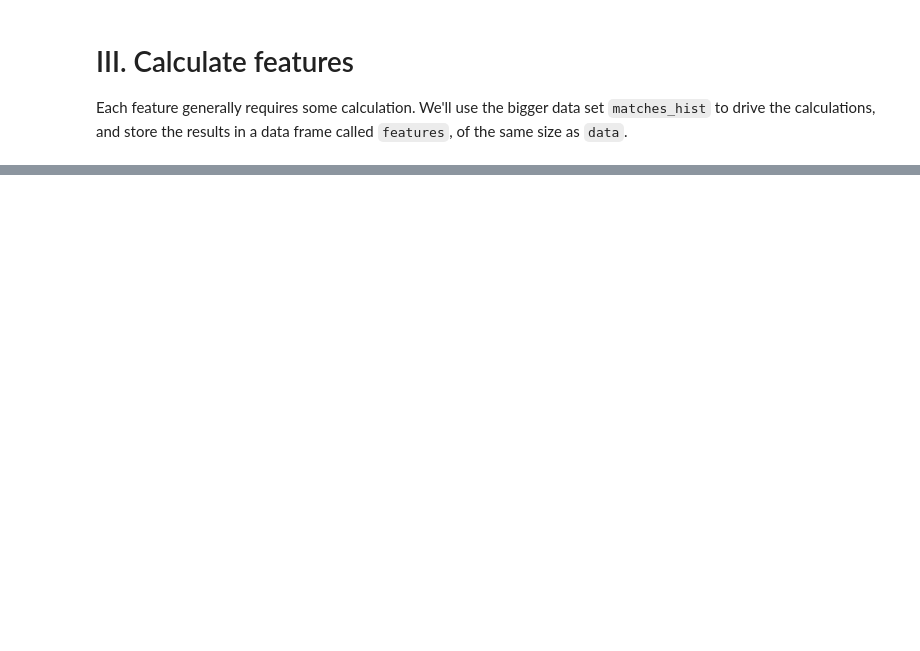
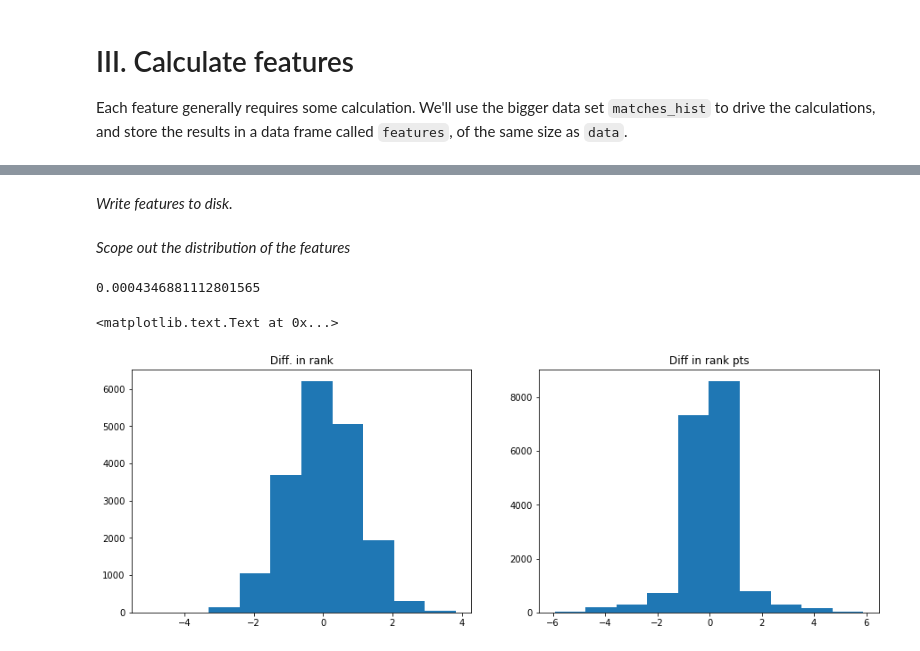
Before and after one commit to carltoews/tennis, a Jupyter notebook: notebooks/extract_features.ipynb, the cells around one changed output, grey strips where cells are left out. Saved outputs shown, nothing was run; the diff lists cells and outputs as text; code cells hidden in the pictures; blank space fills up the shorter version.

Commit message:
wrapped up code to extract features.  could still use some polishing.

```diff
--- a/notebooks/extract_features.ipynb
+++ b/notebooks/extract_features.ipynb
@@ -655,0 +418,5 @@ P0=pd.merge(P0,t2[['PID','SSWPCT_HIST']],how='inner',on='PID')
+# %%
+grouped = all_records.groupby(['pid','surface'])
+t=grouped['outcome'].mean()
+surf_wt = t.unstack(level=-1).corr()
+surf_wt
@@ -655,0 +556,2 @@ P0=pd.merge(P0,t2[['PID','SSWPCT_HIST']],how='inner',on='PID')
+# %%
+data['outcome']=np.random.choice([0,1],size=len(features))
@@ -655,0 +560,14 @@ P0=pd.merge(P0,t2[['PID','SSWPCT_HIST']],how='inner',on='PID')
+# %%
+import timeit
+start_time = timeit.default_timer()
+
+# extract and rename some columns of the data, for compatibility with the get_dynamic_features function
+x=data[['tourney_id','match_num','tourney_date','key','winner_id','loser_id','surface','outcome']].copy()
+x.rename(columns={'tourney_id':'tid','match_num':'mid','tourney_date':'date',\
+                    'winner_id':'wid','loser_id':'lid'},inplace=True)
+
+# get both static and dynamic feaatures
+s_features=get_static_features(data)
+d_features = x.apply(dynamic_feature_wrapper,axis=1)
+
+elapsed = timeit.default_timer() - start_time
@@ -655,0 +576,4 @@ P0=pd.merge(P0,t2[['PID','SSWPCT_HIST']],how='inner',on='PID')
+# %%
+features = pd.merge(s_features,d_features,how='inner',on='key')
+# %% [markdown]
+*Write features to disk.*
@@ -655,0 +583,19 @@ P0=pd.merge(P0,t2[['PID','SSWPCT_HIST']],how='inner',on='PID')
+# %% [markdown]
+*Scope out the distribution of the features*
+# %%
+features.loc[features.outcome==0,'retired'].mean()
+# %% [output]
+0.0004346881112801565
+# %%
+# define figure and axes
+fig = plt.figure(figsize=(15,5))
+ax0 = fig.add_subplot(121)
+ax1 = fig.add_subplot(122)
+
+ax0.hist(features['age'].dropna())
+ax0.set_title('Diff. in rank')
+ax1.hist(features.rankpts.dropna())
+ax1.set_title('Diff in rank pts')
+# %% [output]
+<matplotlib.text.Text at 0x...>
+[figure, added]
```
Also changed, not shown: parts of 71 cells of this notebook, 2 other files.
